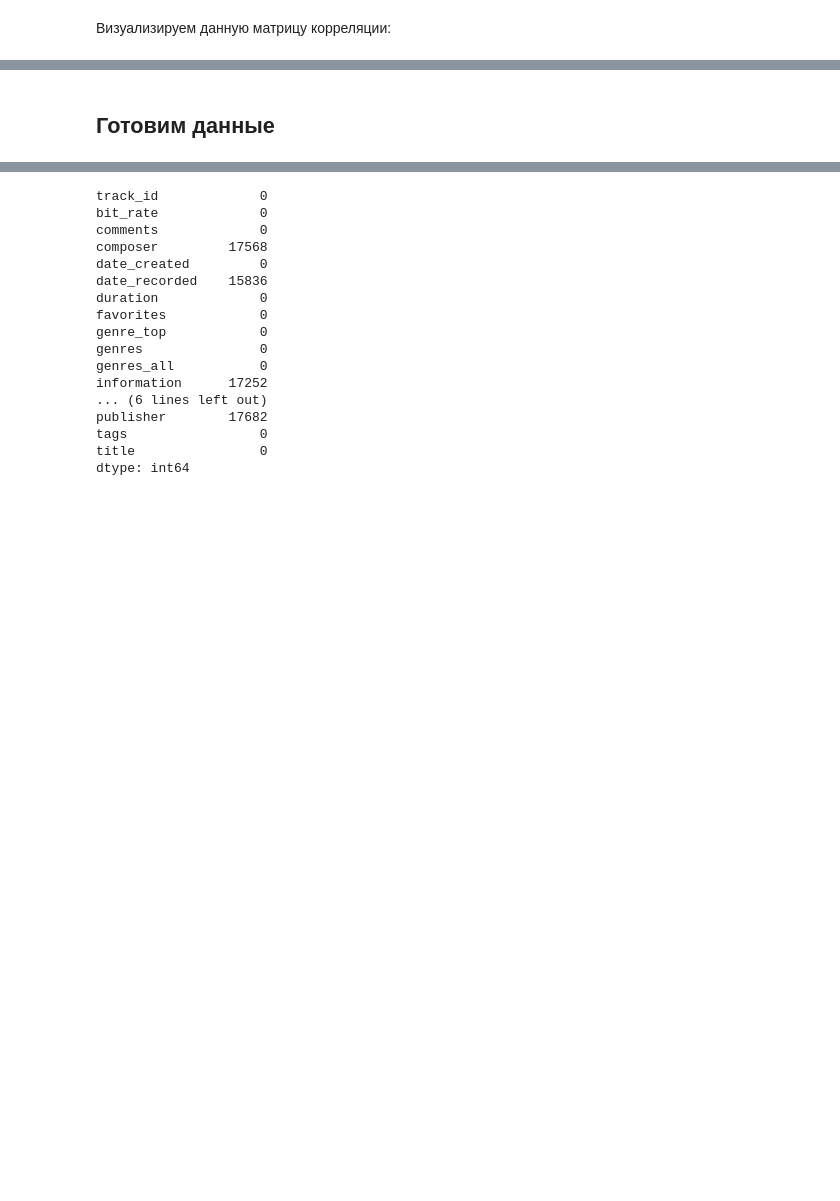
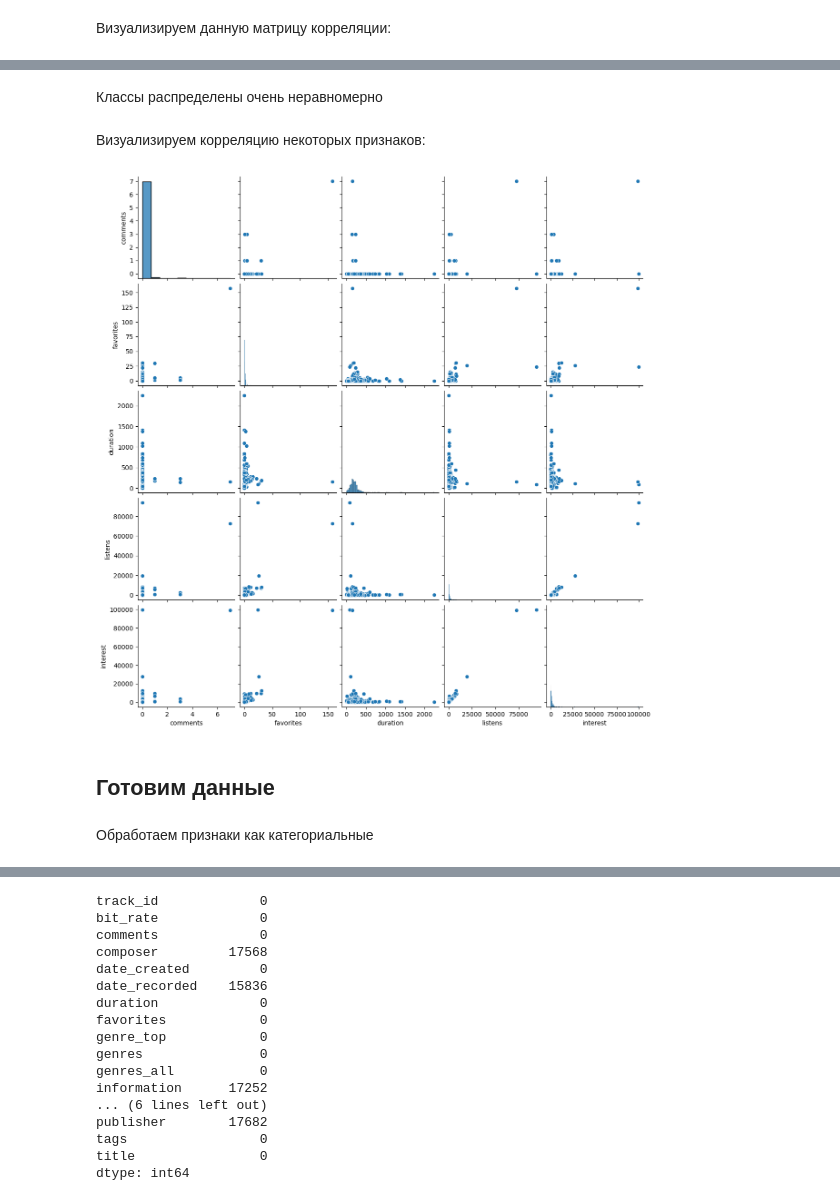
Before and after one commit to vorobeva123/Machine_Learning_2022, a Jupyter notebook: EnglishSongs.ipynb, the cells around one changed output, grey strips where cells are left out. Saved outputs shown, nothing was run; the diff lists cells and outputs as text; code cells hidden in the pictures; blank space fills up the shorter version.

```diff
--- a/EnglishSongs.ipynb
+++ b/EnglishSongs.ipynb
@@ -233,5 +224,19 @@ pass
+# %% [markdown]
+Классы распределены очень неравномерно
+# %% [markdown]
+Визуализируем корреляцию некоторых признаков:
+# %%
+columns = ["comments", "favorites", "duration", "listens", "interest"]
+data_some = data.loc[:, columns]
+random_subset = np.random.choice(np.arange(data_some.shape[0]), size=500, replace=False)
+sns.pairplot(data_some.iloc[random_subset], diag_kind="hist")
+pass
+# %% [output]
+[figure, added]
 # %% [markdown]
 ## Готовим данные
+# %% [markdown]
+Обработаем признаки как категориальные
 # %%
 # data['genre_top'] = data['genre_top'].astype('category')
 data['composer'] = data['composer'].astype('category')
```
Also changed, not shown: parts of 16 cells of this notebook.
